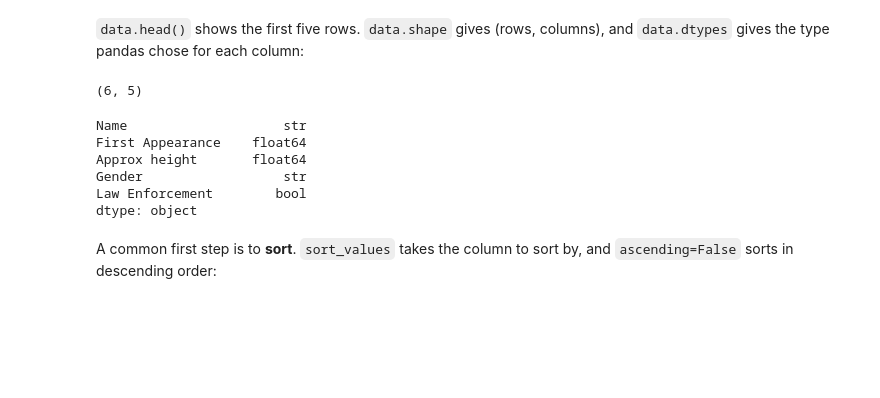
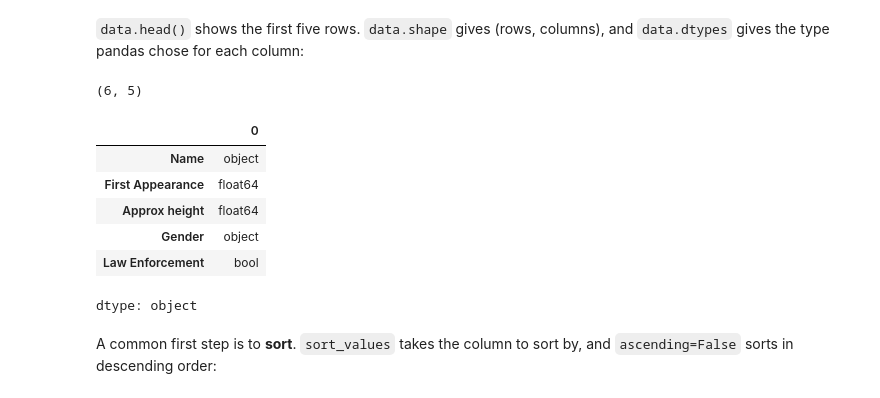
Before and after one commit to palomamldt/QM2, a Jupyter notebook: notebooks/W01. Python Recap.ipynb, the cells around one changed output. Saved outputs shown, nothing was run; the diff lists cells and outputs as text; code cells hidden in the pictures; blank space fills up the shorter version.

```diff
--- a/notebooks/W01. Python Recap.ipynb
+++ b/notebooks/W01. Python Recap.ipynb
@@ -187,15 +215,21 @@ data
 # %% [markdown]
 `data.head()` shows the first five rows. `data.shape` gives (rows, columns), and `data.dtypes` gives the type pandas chose for each column:
 # %%
+import pandas as pd
+
+# Ensure 'data' is loaded
+data = pd.read_csv("https://s3.eu-west-2.amazonaws.com/qm2/wk1/data.csv")
+
 print(data.shape)
 data.dtypes
 # %% [output]
 (6, 5)
+|  | 0 |
+| Name | object |
+| First Appearance | float64 |
+| Approx height | float64 |
+| Gender | object |
+| Law Enforcement | bool |
-Name                    str
-First Appearance    float64
-Approx height       float64
-Gender                  str
-Law Enforcement        bool
 dtype: object
 # %% [markdown]
 A common first step is to **sort**. `sort_values` takes the column to sort by, and `ascending=False` sorts in descending order:
```
Also changed, not shown: parts of 6 cells of this notebook.
